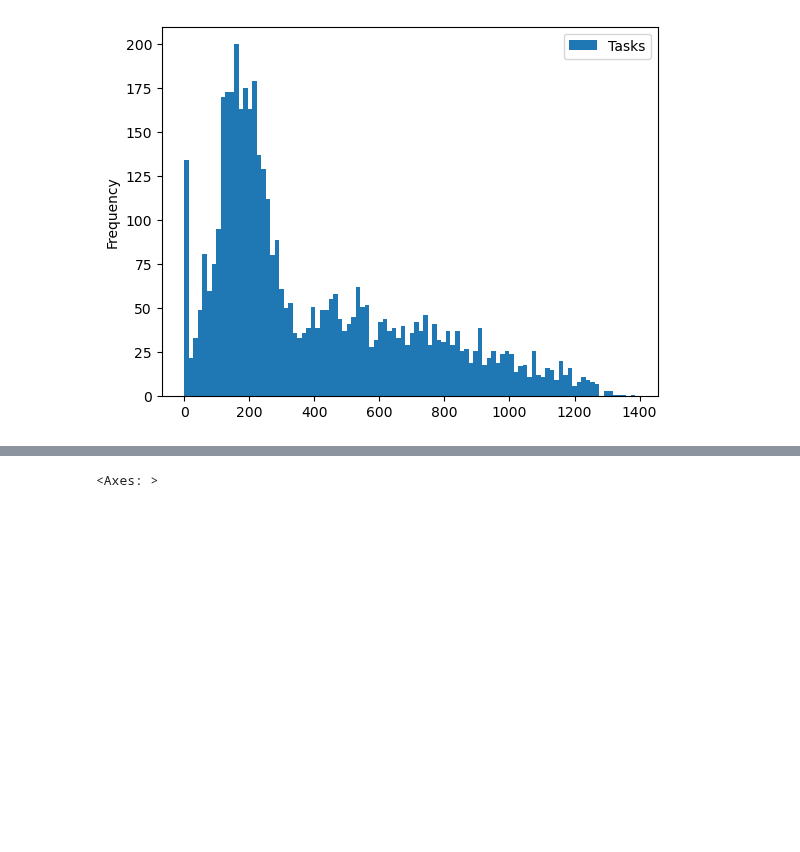
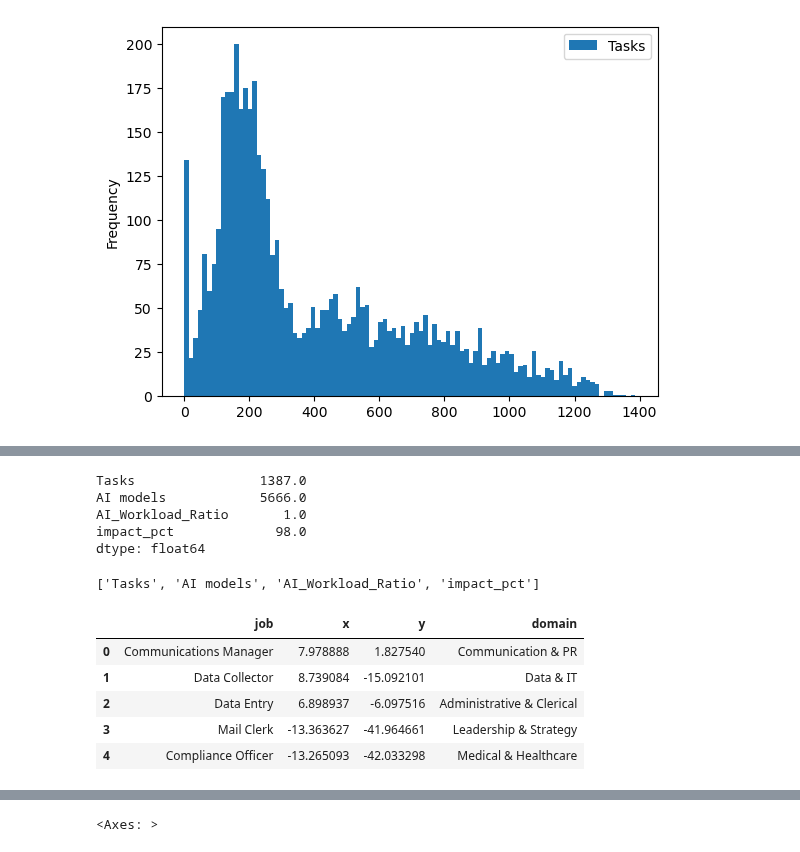
Before and after one commit to mikedelong/kaggle-workbooks, a Jupyter notebook: notebook7287fd9e6b.ipynb, the cells around one changed output, grey strips where cells are left out. Saved outputs shown, nothing was run; the diff lists cells and outputs as text; code cells hidden in the pictures; blank space fills up the shorter version.

```diff
--- a/notebook7287fd9e6b.ipynb
+++ b/notebook7287fd9e6b.ipynb
@@ -42,0 +70,31 @@ pairplot(data=df, hue='Domain')
+# %%
+columns = [key for key, value in df.dtypes.to_dict().items() if value != 'object']
+df[columns].max()
+# %% [output]
+Tasks                1387.0
+AI models            5666.0
+AI_Workload_Ratio       1.0
+impact_pct             98.0
+dtype: float64
+# %%
+from sklearn.manifold import TSNE
+columns = [key for key, value in df.dtypes.to_dict().items() if value != 'object']
+print(columns)
+model = TSNE()
+model_result = model.fit_transform(X=df[columns].astype(float))
+tsne_df = pd.DataFrame(data={
+    'job': df['Job title'].values,
+    'x': model_result[:, 0],
+    'y': model_result[:, 1],
+    'domain': df['Domain'].values
+}
+)
+tsne_df.head()
+# %% [output]
+['Tasks', 'AI models', 'AI_Workload_Ratio', 'impact_pct']
+|  | job | x | y | domain |
+| 0 | Communications Manager | 7.978888 | 1.827540 | Communication & PR |
+| 1 | Data Collector | 8.739084 | -15.092101 | Data & IT |
+| 2 | Data Entry | 6.898937 | -6.097516 | Administrative & Clerical |
+| 3 | Mail Clerk | -13.363627 | -41.964661 | Leadership & Strategy |
+| 4 | Compliance Officer | -13.265093 | -42.033298 | Medical & Healthcare |
```
Also changed, not shown: parts of 6 cells of this notebook.
